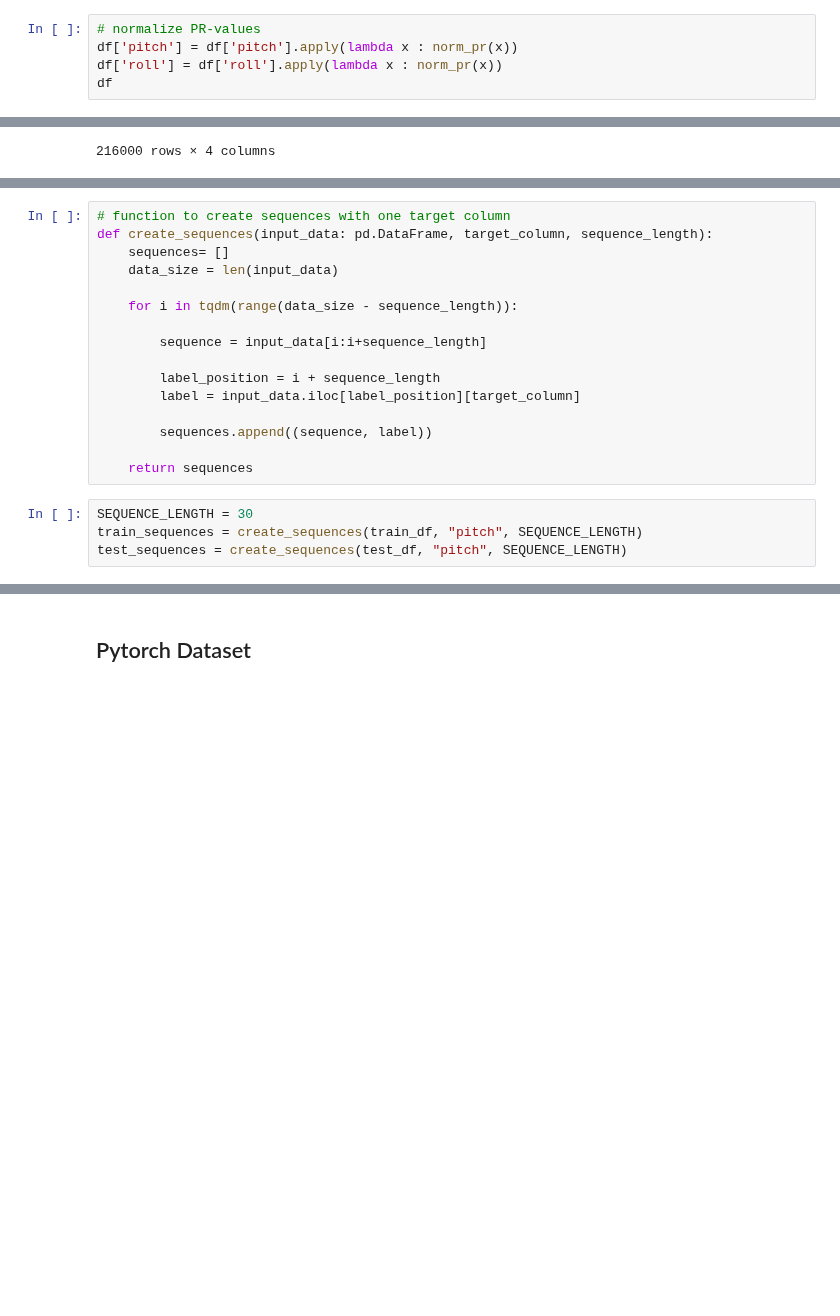
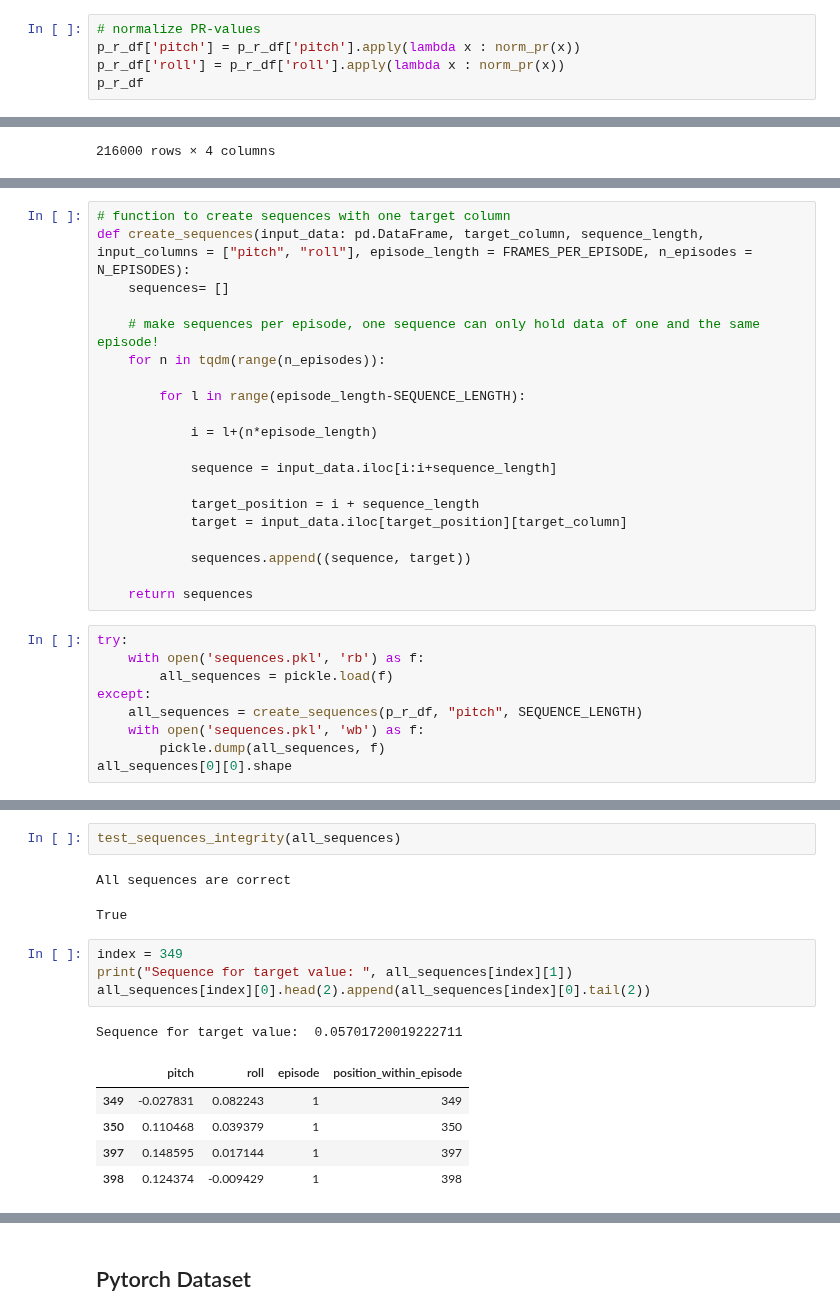
Before and after one commit to lancedw/3D-state-prediction-for-surface-vessels-using-IMU-data-and-images, a Jupyter notebook: code/notebooks/start.ipynb, the cells around one changed output, grey strips where cells are left out. Saved outputs shown, nothing was run; the diff lists cells and outputs as text; blank space fills up the shorter version.

```diff
--- a/code/notebooks/start.ipynb
+++ b/code/notebooks/start.ipynb
@@ -223,8 +147,8 @@ df_stack.reset_index()
 # %%
 # normalize PR-values
-df['pitch'] = df['pitch'].apply(lambda x : norm_pr(x))
-df['roll'] = df['roll'].apply(lambda x : norm_pr(x))
-df
+p_r_df['pitch'] = p_r_df['pitch'].apply(lambda x : norm_pr(x))
+p_r_df['roll'] = p_r_df['roll'].apply(lambda x : norm_pr(x))
+p_r_df
 # %% [output]
 |  | pitch | roll | episode | position_within_episode |
 | 0 | 0.176843 | 0.026205 | 1 | 0 |
@@ -301,20 +168,29 @@ X_train.shape, y_train.shape, X_val.shape, y_val.shape, X_test.shape, y_test.sha
 # %%
 # function to create sequences with one target column
-def create_sequences(input_data: pd.DataFrame, target_column, sequence_length):
+def create_sequences(input_data: pd.DataFrame, target_column, sequence_length, input_columns = ["pitch", "roll"], episode_length = FRAMES_PER_EPISODE, n_episodes = N_EPISODES):
     sequences= []
-    data_size = len(input_data)
 
-    for i in tqdm(range(data_size - sequence_length)):
+    # make sequences per episode, one sequence can only hold data of one and the same episode!
+    for n in tqdm(range(n_episodes)):
 
-        sequence = input_data[i:i+sequence_length]
+        for l in range(episode_length-SEQUENCE_LENGTH):
 
-        label_position = i + sequence_length
-        label = input_data.iloc[label_position][target_column]
+            i = l+(n*episode_length)
 
-        sequences.append((sequence, label))
+            sequence = input_data.iloc[i:i+sequence_length]
+
+            target_position = i + sequence_length
+            target = input_data.iloc[target_position][target_column]
+
+            sequences.append((sequence, target))
 
     return sequences
-# %%
-SEQUENCE_LENGTH = 30
-train_sequences = create_sequences(train_df, "pitch", SEQUENCE_LENGTH)
-test_sequences = create_sequences(test_df, "pitch", SEQUENCE_LENGTH)
+# %%
+try:
+    with open('sequences.pkl', 'rb') as f:
+        all_sequences = pickle.load(f)
+except:
+    all_sequences = create_sequences(p_r_df, "pitch", SEQUENCE_LENGTH)
+    with open('sequences.pkl', 'wb') as f:
+        pickle.dump(all_sequences, f)
+all_sequences[0][0].shape
@@ -320,0 +218,16 @@ test_sequences = create_sequences(test_df, "pitch", SEQUENCE_LENGTH)
+# %%
+test_sequences_integrity(all_sequences)
+# %% [output]
+All sequences are correct
+True
+# %%
+index = 349
+print("Sequence for target value: ", all_sequences[index][1])
+all_sequences[index][0].head(2).append(all_sequences[index][0].tail(2))
+# %% [output]
+Sequence for target value:  0.05701720019222711
+|  | pitch | roll | episode | position_within_episode |
+| 349 | -0.027831 | 0.082243 | 1 | 349 |
+| 350 | 0.110468 | 0.039379 | 1 | 350 |
+| 397 | 0.148595 | 0.017144 | 1 | 397 |
+| 398 | 0.124374 | -0.009429 | 1 | 398 |
```
Also changed, not shown: parts of 31 cells of this notebook, 1 other file.
